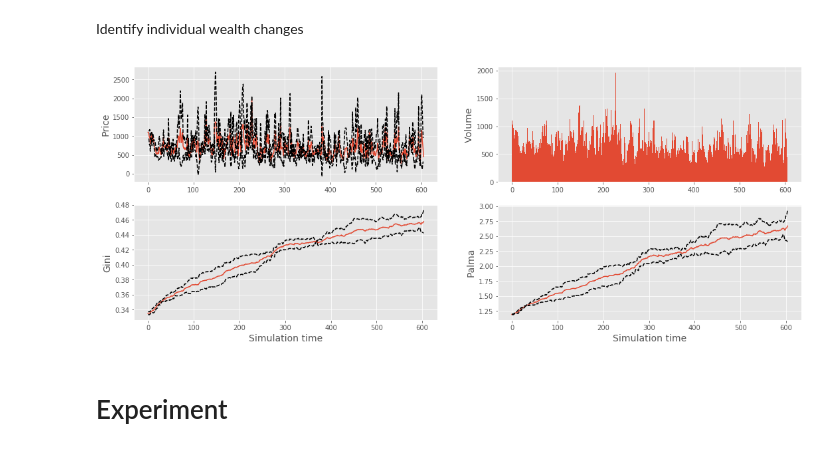
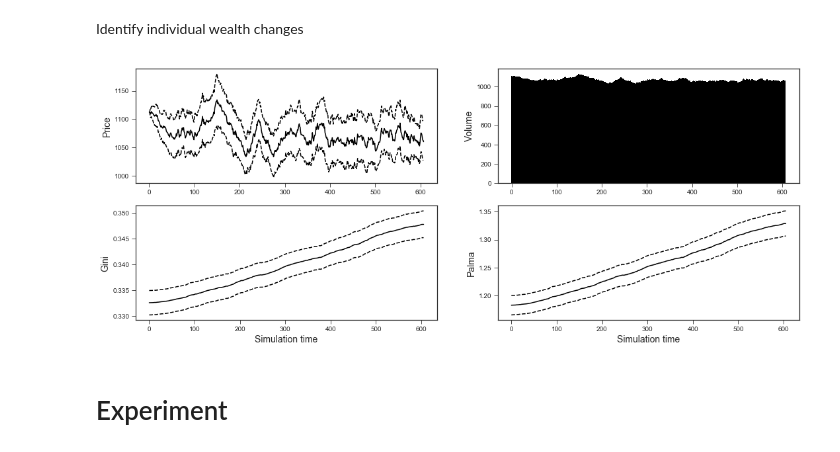
Before and after one commit to joerischasfoort/asset_volatility_wealth_inequality, a Jupyter notebook: volatility_inequality_model.ipynb, the cells around one changed output. Saved outputs shown, nothing was run; the diff lists cells and outputs as text; code cells hidden in the pictures.

```diff
--- a/volatility_inequality_model.ipynb
+++ b/volatility_inequality_model.ipynb
@@ -15,7 +15,7 @@ from functions.evolutionaryalgo import *
 import scipy.stats as stats
 from SALib.sample import latin
 # %%
-style.use('ggplot')
+style.use('seaborn-ticks')
 # %% [markdown]
 # Asset price volatility and wealth inequality
 
@@ -184,7 +184,7 @@ for i, name in enumerate(problem['names']):
 # %%
 #params['std_noise'] = 2.0
 # %%
-NRUNS = 2
+NRUNS = 50
 # %%
 trdrs0 = []
 orbs0 = []
@@ -275,37 +290,37 @@ for t in range(params['ticks']):
 # %%
 fig, ((ax1, ax2),(ax3, ax4)) = plt.subplots(2, 2, figsize=(18,7))
 
 #ax1.plot(mc_fundamentals.index, mc_fundamentals.mean(axis=1), label='Fundamental')
 #ax1.plot(mc_prices.index, (mc_prices.mean(axis=1) / mc_fundamentals.mean(axis=1))[:], label='Market')
-ax1.plot(mc_prices.index, mc_prices.mean(axis=1), label='Market')
+ax1.plot(mc_prices.index, mc_prices.mean(axis=1), 'k', label='Market')
 ax1.plot(mc_prices.index[:-1], lower_c_price, 'k--')
 ax1.plot(mc_prices.index[:-1], upper_c_price, 'k--')
 #ax1.legend(loc='best', fontsize='14')
 
 ax1.set_ylabel('Price', fontsize='14')
 
-ax2.bar(mc_prices.index, mc_prices.mean(axis=1), width=1.0)
+ax2.bar(mc_prices.index, mc_prices.mean(axis=1), width=1.0, color='black')
 ax2.set_ylabel('Volume', fontsize='14')
 
-ax3.plot(range(len(av_gini_ot[:])), av_gini_ot[:])
+ax3.plot(range(len(av_gini_ot[:])), av_gini_ot[:], 'k')
 ax3.plot(range(len(low_gini_ot[:])), low_gini_ot[:], 'k--')
 ax3.plot(range(len(up_gini_ot[:])), up_gini_ot[:], 'k--')
 ax3.set_ylabel('Gini', fontsize='14')
 
-ax4.plot(range(len(av_gini_ot[:])), av_palma_ot[:])
+ax4.plot(range(len(av_gini_ot[:])), av_palma_ot[:], 'k')
 ax4.plot(range(len(low_gini_ot[:])), low_palma_ot[:], 'k--')
 ax4.plot(range(len(up_gini_ot[:])), up_palma_ot[:], 'k--')
 ax4.set_ylabel('Palma', fontsize='14')
 
 
 for ax in (ax3, ax4):
     ax.set_xlabel('Simulation time', fontsize='14')
 
 #ax3.set_xlabel('Agents', fontsize='14')
 
-#fig.savefig('baseline_dynamics.png', dpi=200, bbox_inches = 'tight', pad_inches = 0)
+fig.savefig('baseline_dynamics.png', dpi=200, bbox_inches = 'tight', pad_inches = 0)
 # %% [output]
-[figure, old version]
+[figure, new version]
 # %%
 #mc_volume.plot()
 # %% [markdown]
```
Also changed, not shown: parts of 12 cells of this notebook, 2 other files.
